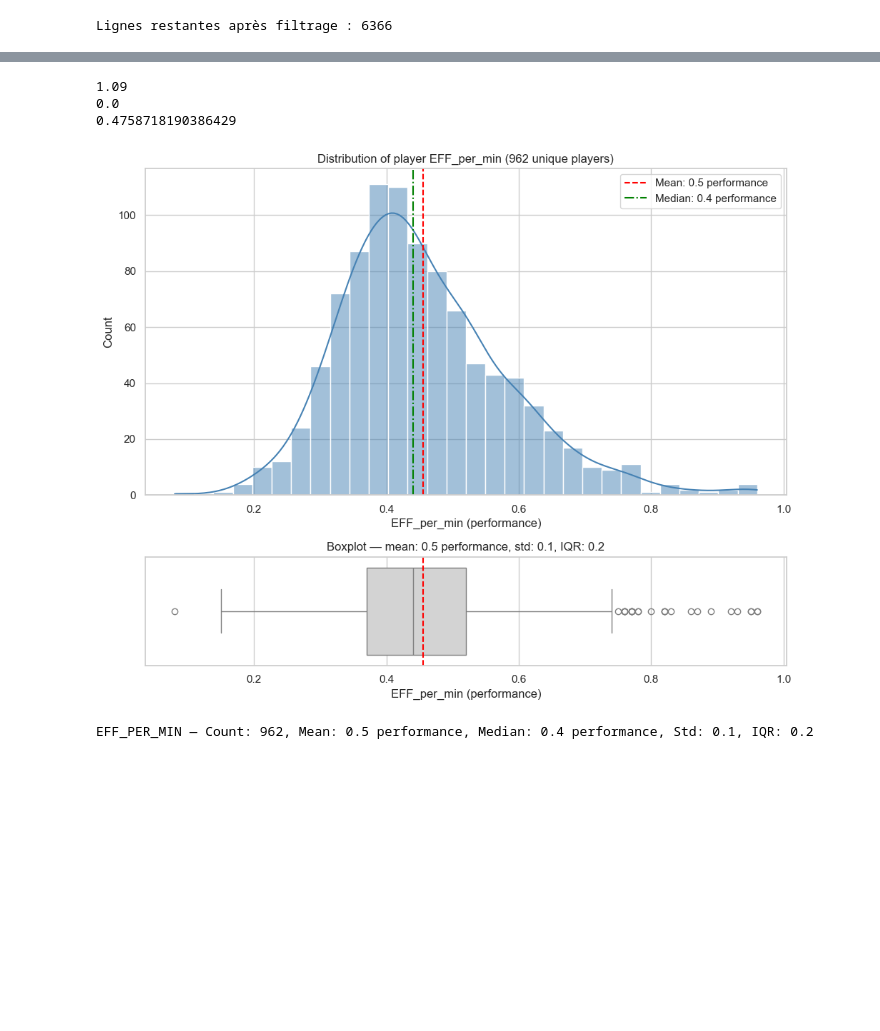
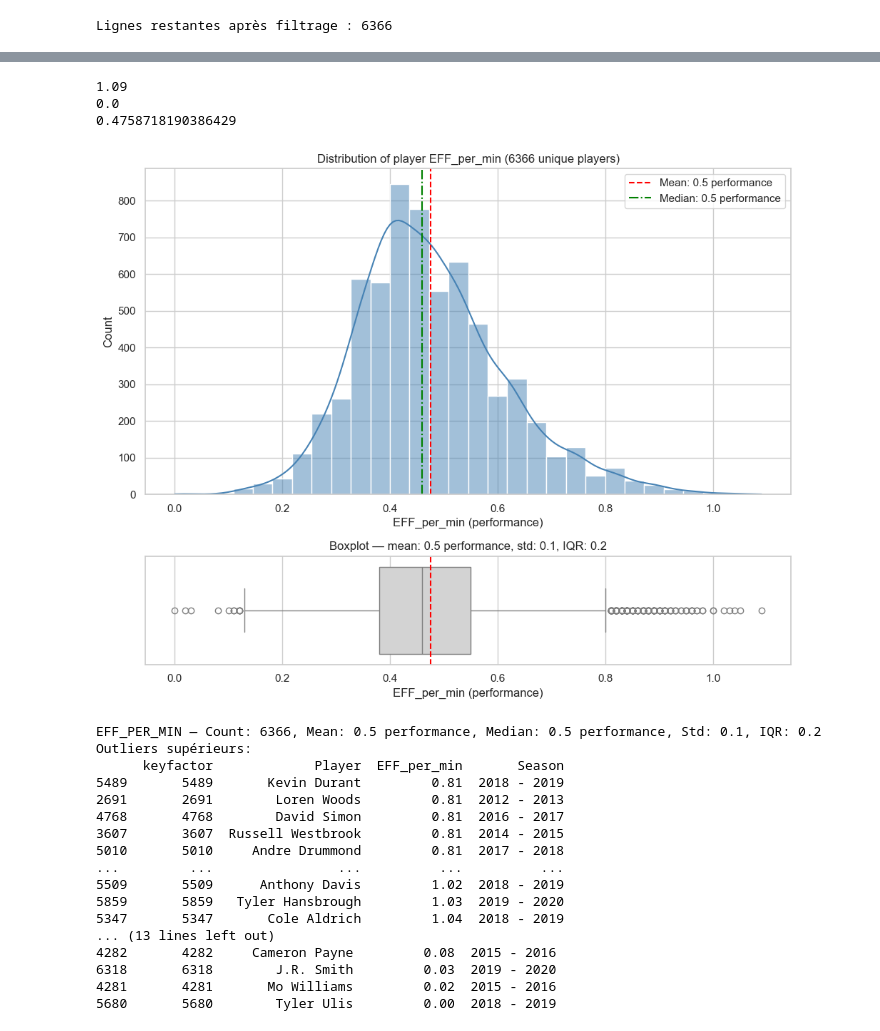
Before and after one commit to Raf-Alb/Data-Science-Group-Q, a Jupyter notebook: Projet.ipynb, the cells around one changed output, grey strips where cells are left out. Saved outputs shown, nothing was run; the diff lists cells and outputs as text; code cells hidden in the pictures; blank space fills up the shorter version.

Commit message:
Colonne keyfactor et print des outliers

```diff
--- a/Projet.ipynb
+++ b/Projet.ipynb
@@ -113,9 +113,9 @@ Merged rows: 6366
 | 4 | Euroleague | 2000 - 2001 | International | Igor Rakocevic | BUD | 11 | 327.9 | 50 | 120 | 10 | ... | ... |
 5 rows × 46 columns
 # %%
-#cleaning data, on supprime les colonnes height_stats, birth_month birth_year and player_name
+#cleaning data, on supprime les colonnes height_stats, birth_month birth_year and player_name, height_cm
 
-cols_to_drop = ['height_stats', 'birth_month', 'birth_year', 'player_name']
+cols_to_drop = ['height_stats', 'birth_month', 'birth_year', 'player_name', 'height_cm']
 
 # drop from merged (safe: only drop columns that exist)
 merged = merged.drop(columns=[c for c in cols_to_drop if c in merged.columns])
@@ -234,6 +234,9 @@ print('temps maximum joué par un joueur',minutes.max())
 # %% [output]
 temps minimum joué par un joueur 0.8
 temps maximum joué par un joueur 3388.0
+# %%
+#créattion d'une colonne keyfactors qui est unique pour chaque ligne de merged
+merged['keyfactor'] = merged.index
 # %%
 # colonnes/statistiques à normaliser par minute
 stats = ['FGM','FGA','3PM','3PA','FTM','FTA','TOV','PF','ORB','DRB','REB','AST','STL','BLK','PTS']
@@ -388,6 +365,10 @@ def plot_player_distribution(df, player_col, value_col, unit=None):
     q1 = values.quantile(0.25)
     q3 = values.quantile(0.75)
     iqr = q3 - q1
+    seuil_bas = q1 - 1.5 * iqr
+    seuil_haut = q3 + 1.5 * iqr
+    outliers_sup = merged[(merged[value_col] > seuil_haut)].sort_values(by=value_col, ascending=True)
+    outliers_inf = merged[(merged[value_col] < seuil_bas)].sort_values(by=value_col, ascending=False)
 
     # Graphiques
     sns.set(style="whitegrid")
@@ -412,6 +393,10 @@ def plot_player_distribution(df, player_col, value_col, unit=None):
 
     # Résumé numérique
     print(f"{value_col.upper()} — Count: {count}, Mean: {mean:.1f} {unit or ''}, Median: {median:.1f} {unit or ''}, Std: {std:.1f}, IQR: {iqr:.1f}")
+    print('Outliers supérieurs:')
+    print(outliers_sup[['keyfactor','Player', value_col, 'Season']])
+    print('Outliers inférieurs:')
+    print(outliers_inf[['keyfactor','Player', value_col, 'Season']])
 # %%
 # appel de la fonction pour la taille des joueurs
 plot_player_distribution(merged, player_col='Player', value_col='height_anthro', unit='cm')
@@ -433,14 +474,30 @@ AGE_ACTUEL — Count: 962, Mean: 37.9 years, Median: 38.0 years, Std: 5.9, IQR:
 # %%
 print(merged['EFF_per_min'].max())
 print(merged['EFF_per_min'].min())
 print(merged['EFF_per_min'].mean())
-plot_player_distribution(merged, player_col='Player', value_col='EFF_per_min', unit='performance')
+plot_player_distribution(merged, player_col='keyfactor', value_col='EFF_per_min', unit='performance')
 # %% [output]
 1.09
 0.0
 0.4758718190386429
-[figure, old version]
+[figure, new version]
-EFF_PER_MIN — Count: 962, Mean: 0.5 performance, Median: 0.4 performance, Std: 0.1, IQR: 0.2
+EFF_PER_MIN — Count: 6366, Mean: 0.5 performance, Median: 0.5 performance, Std: 0.1, IQR: 0.2
+Outliers supérieurs:
+      keyfactor             Player  EFF_per_min       Season
+5489       5489       Kevin Durant         0.81  2018 - 2019
+2691       2691        Loren Woods         0.81  2012 - 2013
+4768       4768        David Simon         0.81  2016 - 2017
+3607       3607  Russell Westbrook         0.81  2014 - 2015
+5010       5010     Andre Drummond         0.81  2017 - 2018
+...         ...                ...          ...          ...
+5509       5509      Anthony Davis         1.02  2018 - 2019
+5859       5859   Tyler Hansbrough         1.03  2019 - 2020
+5347       5347       Cole Aldrich         1.04  2018 - 2019
+... (13 lines left out)
+4282       4282     Cameron Payne         0.08  2015 - 2016
+6318       6318        J.R. Smith         0.03  2019 - 2020
+4281       4281       Mo Williams         0.02  2015 - 2016
+5680       5680        Tyler Ulis         0.00  2018 - 2019
 # %%
 import statsmodels.api as sm
 import pandas as pd
```
Also changed, not shown: parts of 12 cells of this notebook, 2 other files.
